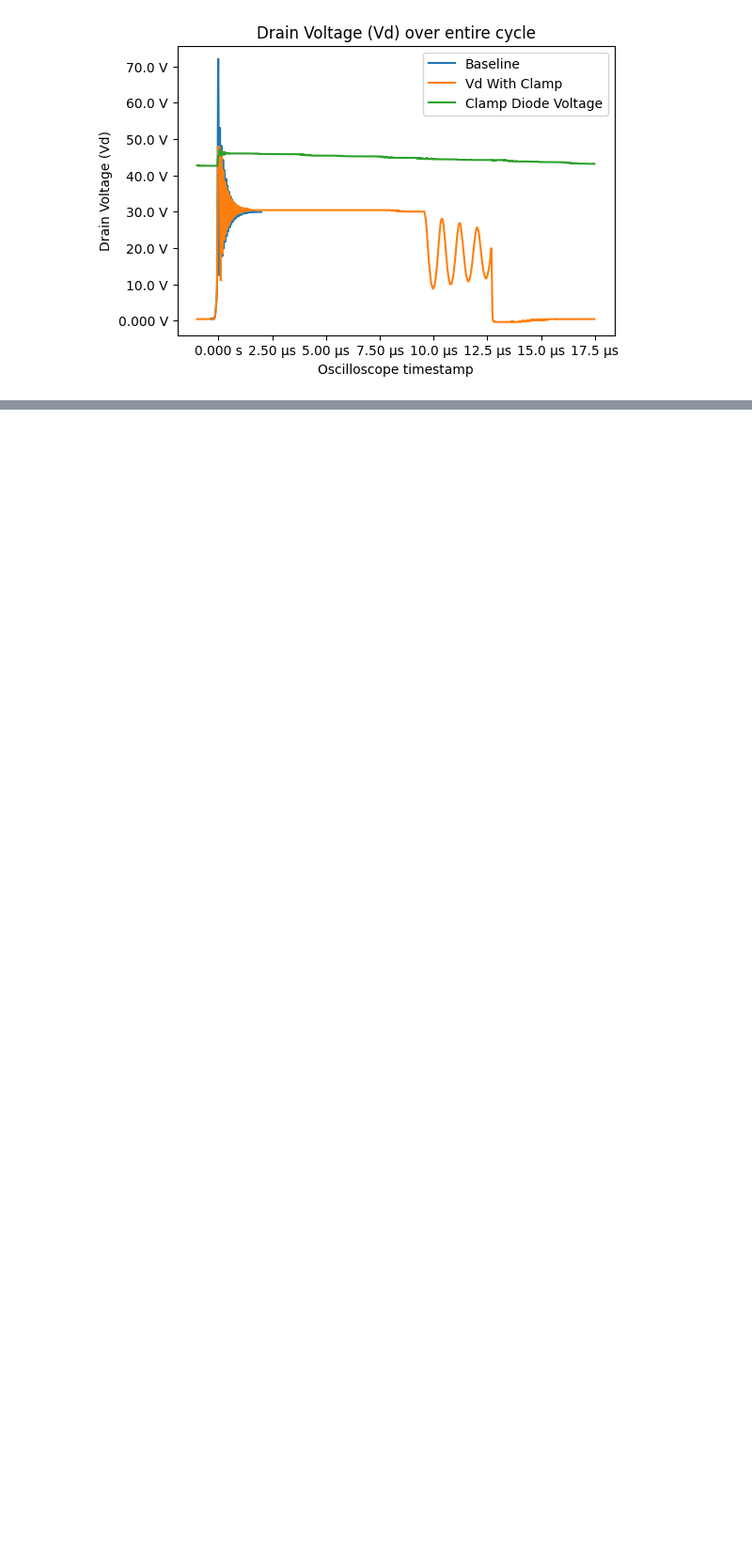
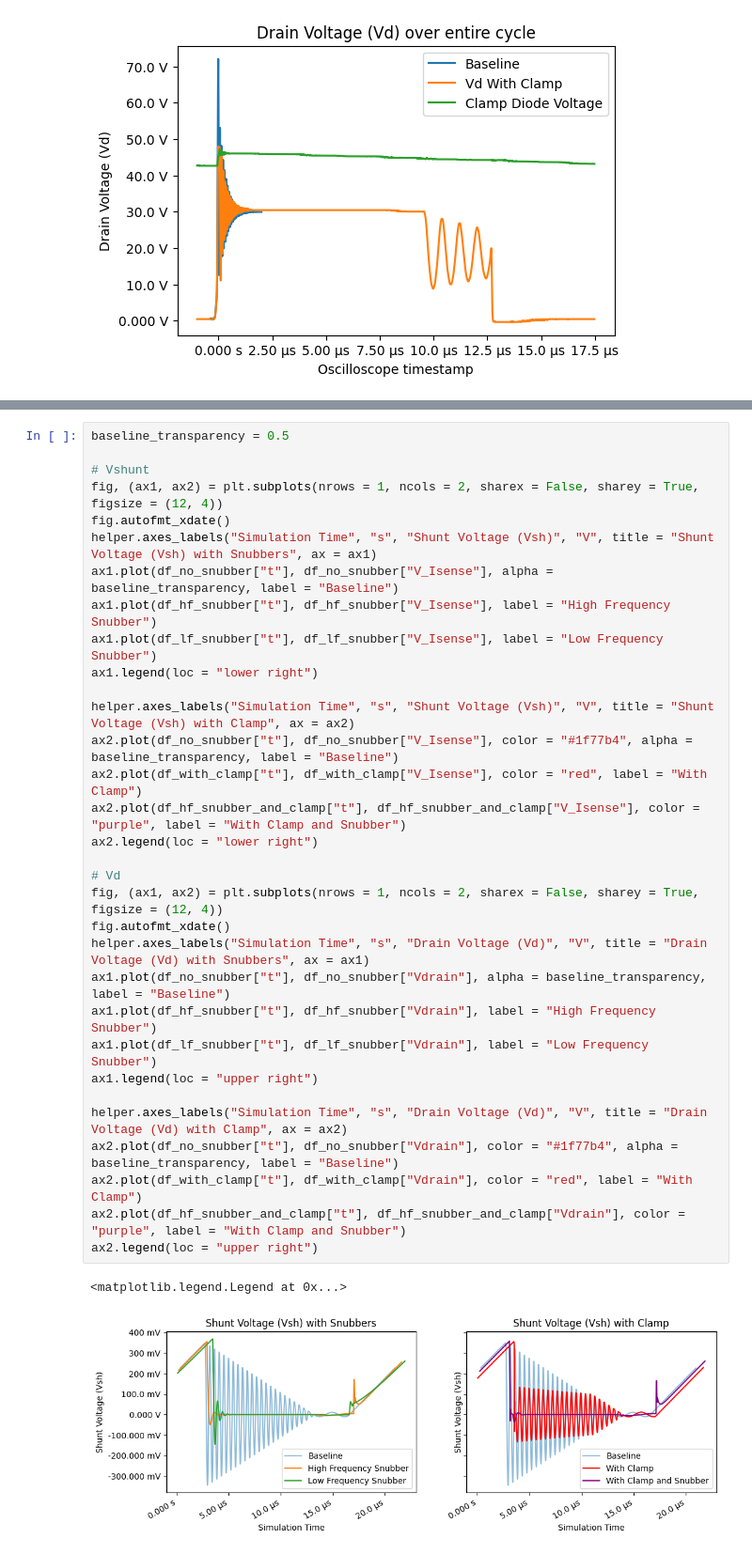
Before and after one commit to ianeyk/power-electronics, a Jupyter notebook: Lab 7/Lab7_report.ipynb, the cells around one changed output, grey strips where cells are left out. Shown: that part at 94% size. Saved outputs shown, nothing was run; the diff lists cells and outputs as text; blank space fills up the shorter version.

```diff
--- a/Lab 7/Lab7_report.ipynb
+++ b/Lab 7/Lab7_report.ipynb
@@ -136,0 +210,35 @@ The clamp voltage behaves exactly as expected. It cuts off the first one or two
+# %%
+baseline_transparency = 0.5
+
+# Vshunt
+fig, (ax1, ax2) = plt.subplots(nrows = 1, ncols = 2, sharex = False, sharey = True, figsize = (12, 4))
+fig.autofmt_xdate()
+helper.axes_labels("Simulation Time", "s", "Shunt Voltage (Vsh)", "V", title = "Shunt Voltage (Vsh) with Snubbers", ax = ax1)
+ax1.plot(df_no_snubber["t"], df_no_snubber["V_Isense"], alpha = baseline_transparency, label = "Baseline")
+ax1.plot(df_hf_snubber["t"], df_hf_snubber["V_Isense"], label = "High Frequency Snubber")
+ax1.plot(df_lf_snubber["t"], df_lf_snubber["V_Isense"], label = "Low Frequency Snubber")
+ax1.legend(loc = "lower right")
+
+helper.axes_labels("Simulation Time", "s", "Shunt Voltage (Vsh)", "V", title = "Shunt Voltage (Vsh) with Clamp", ax = ax2)
+ax2.plot(df_no_snubber["t"], df_no_snubber["V_Isense"], color = "#1f77b4", alpha = baseline_transparency, label = "Baseline")
+ax2.plot(df_with_clamp["t"], df_with_clamp["V_Isense"], color = "red", label = "With Clamp")
+ax2.plot(df_hf_snubber_and_clamp["t"], df_hf_snubber_and_clamp["V_Isense"], color = "purple", label = "With Clamp and Snubber")
+ax2.legend(loc = "lower right")
+
+# Vd
+fig, (ax1, ax2) = plt.subplots(nrows = 1, ncols = 2, sharex = False, sharey = True, figsize = (12, 4))
+fig.autofmt_xdate()
+helper.axes_labels("Simulation Time", "s", "Drain Voltage (Vd)", "V", title = "Drain Voltage (Vd) with Snubbers", ax = ax1)
+ax1.plot(df_no_snubber["t"], df_no_snubber["Vdrain"], alpha = baseline_transparency, label = "Baseline")
+ax1.plot(df_hf_snubber["t"], df_hf_snubber["Vdrain"], label = "High Frequency Snubber")
+ax1.plot(df_lf_snubber["t"], df_lf_snubber["Vdrain"], label = "Low Frequency Snubber")
+ax1.legend(loc = "upper right")
+
+helper.axes_labels("Simulation Time", "s", "Drain Voltage (Vd)", "V", title = "Drain Voltage (Vd) with Clamp", ax = ax2)
+ax2.plot(df_no_snubber["t"], df_no_snubber["Vdrain"], color = "#1f77b4", alpha = baseline_transparency, label = "Baseline")
+ax2.plot(df_with_clamp["t"], df_with_clamp["Vdrain"], color = "red", label = "With Clamp")
+ax2.plot(df_hf_snubber_and_clamp["t"], df_hf_snubber_and_clamp["Vdrain"], color = "purple", label = "With Clamp and Snubber")
+ax2.legend(loc = "upper right")
+# %% [output]
+<matplotlib.legend.Legend at 0x...>
+[figure, added]
```
Also changed, not shown: parts of 6 cells of this notebook, 3 other files.
